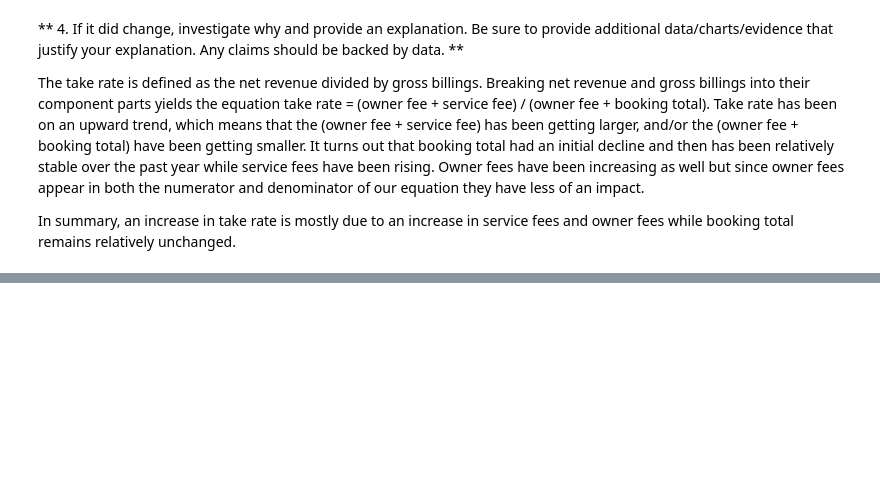
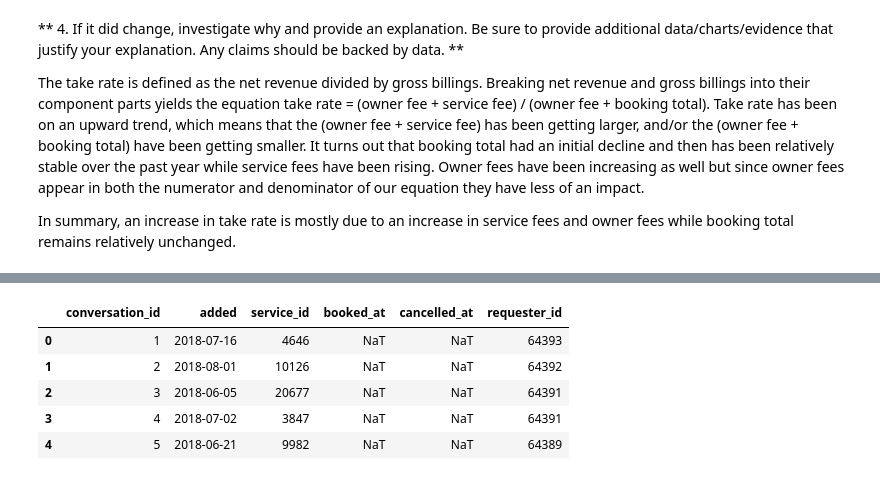
Before and after one commit to Booleans/rover-analytics-assessment, a Jupyter notebook: analysis.ipynb, the cells around one changed output, grey strips where cells are left out. Cells and saved outputs as stored; diff of their text form; code cells hidden in the pictures; blank space fills up the shorter version.

```diff
--- a/analysis.ipynb
+++ b/analysis.ipynb
@@ -769,0 +789,9 @@ In summary, an increase in take rate is mostly due to an increase in service fee
+# %%
+df_bookings.head()
+# %% [output]
+|  | conversation_id | added | service_id | booked_at | cancelled_at | requester_id |
+| 0 | 1 | 2018-07-16 | 4646 | NaT | NaT | 64393 |
+| 1 | 2 | 2018-08-01 | 10126 | NaT | NaT | 64392 |
+| 2 | 3 | 2018-06-05 | 20677 | NaT | NaT | 64391 |
+| 3 | 4 | 2018-07-02 | 3847 | NaT | NaT | 64391 |
+| 4 | 5 | 2018-06-21 | 9982 | NaT | NaT | 64389 |
```
Also changed, not shown: parts of 12 cells of this notebook.
